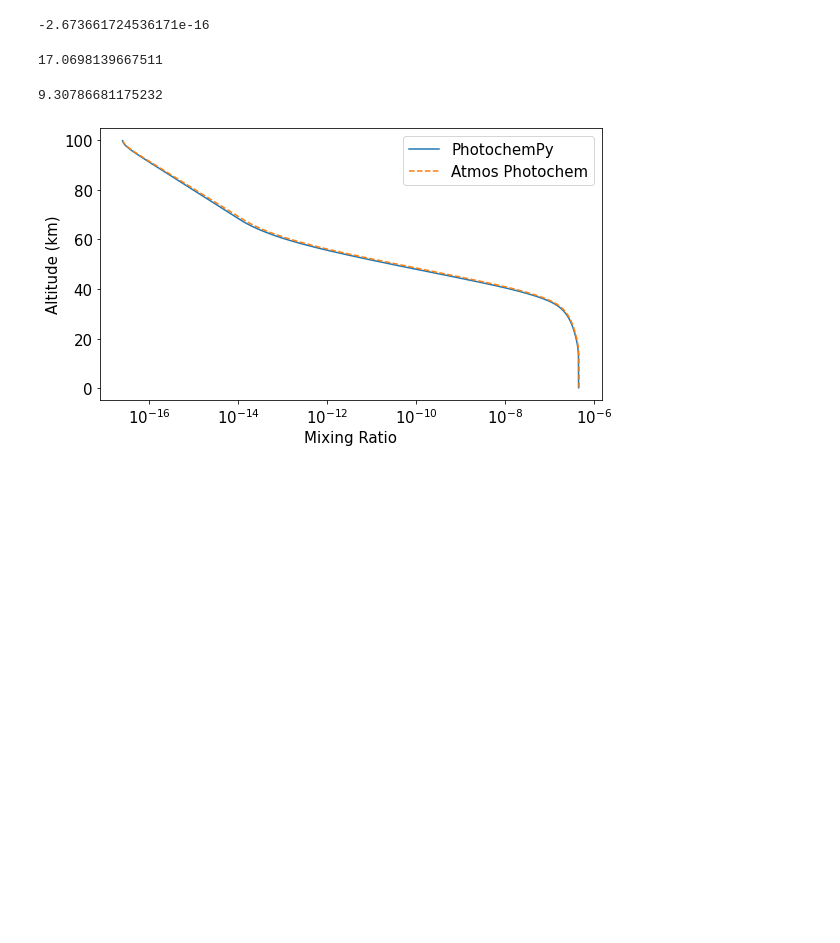
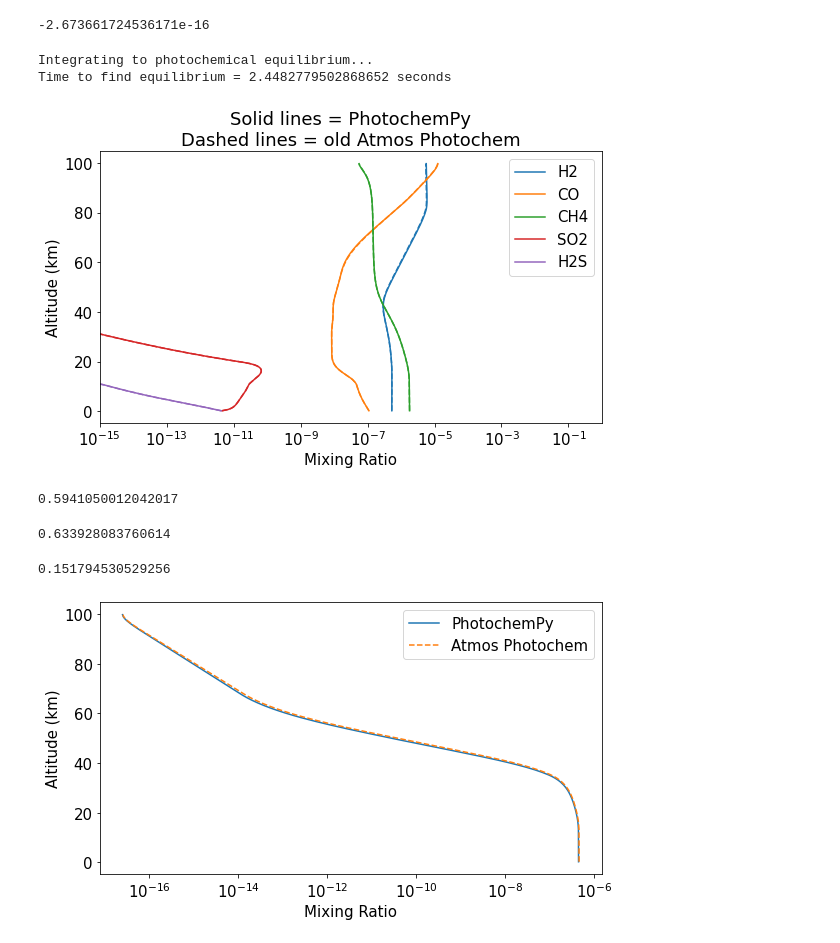
Before and after one commit to Nicholaswogan/PhotochemPy, a Jupyter notebook: codes.ipynb, the cells around one changed output. Cells and saved outputs as stored; diff of their text form; code cells hidden in the pictures; blank space fills up the shorter version.

Commit message:
validation complete

```diff
--- a/codes.ipynb
+++ b/codes.ipynb
@@ -207,14 +188,0 @@ photochem.setup('input/species.dat', \
-# %%
-start = time.time()
-photochem.integrate()
-end = time.time()
-print(end-start)
-# %% [output]
-17.0698139667511
-# %%
-start = time.time()
-photochem.integrate()
-end = time.time()
-print(end-start)
-# %% [output]
-9.30786681175232
@@ -223,3 +189,60 @@ import
+# %%
+import numpy as np
+from matplotlib import pyplot as plt
+from PhotochemPy import PhotochemPy
+import time
+
+pt = PhotochemPy('input/templates/ModernEarth/species.dat', \
+                 'input/templates/ModernEarth/reactions.rx', \
+                 'input/templates/ModernEarth/planet.dat', \
+                 'input/templates/ModernEarth/input_photchem.dat', \
+                 'input/templates/ModernEarth/atmosphere.txt', \
+                 'input/templates/ModernEarth/Sun_now.txt')
+start = time.time()
+pt.integrate()
+end = time.time()
+print('Time to find equilibrium =',end-start,'seconds')
+# %% [output]
+Integrating to photochemical equilibrium...
+Time to find equilibrium = 2.4482779502868652 seconds
+# %%
+plt.rcParams.update({'font.size': 15})
+fig,ax = plt.subplots(1,1,figsize=[9,5])
+
+
+species = ['H2','CO','CH4','SO2','H2S']
+colors = ['C0','C1','C2','C3','C4']
+
+i = 0
+for sp in species:
+    ind = pt.ispec.index(sp)
+    ax.plot(pt.photo.usol_out[ind,:],pt.photo.z/1e5,colors[i]+'-',label=sp)
+    ax.plot(pt.photo.usol_init[ind,:],pt.photo.z/1e5,colors[i]+'--')
+    i+=1
+
+
+ax.legend()
+ax.set_xscale('log')
+ax.set_ylabel('Altitude (km)')
+ax.set_xlabel('Mixing Ratio')
+ax.set_title('Solid lines = PhotochemPy\nDashed lines = old Atmos Photochem')
+ax.set_xlim(1e-15,1)
+# plt.savefig("input/templates/ModernEarth/validation.jpg",dpi = 100,bbox_inches='tight')
+plt.show()
+# %% [output]
+[figure, added]
+# %%
+18.335570812225342/30.86250877380371
+# %% [output]
+0.5941050012042017
+# %%
+64.37573981285095/101.55054092407227
+# %% [output]
+0.633928083760614
+# %%
+101.55054092407227/669
+# %% [output]
+0.151794530529256
 # %%
 from matplotlib import pyplot as plt
 
```
Also changed, not shown: parts of 2 cells of this notebook, 54 other files.
